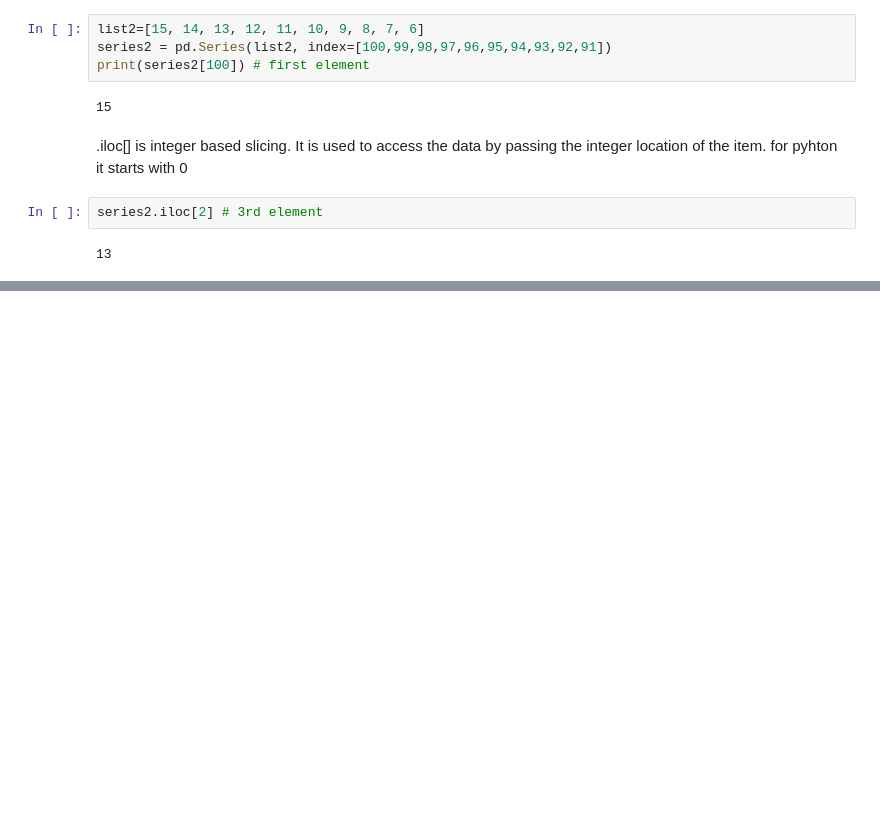
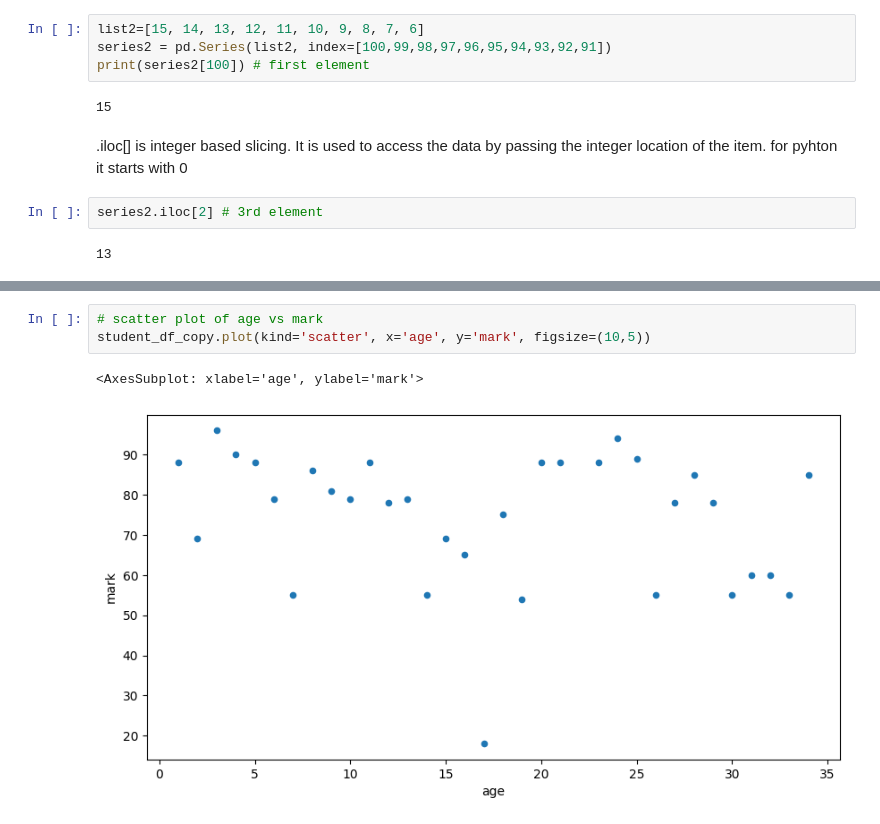
Before and after one commit to amrit-fuse/python, a Jupyter notebook: Pandas_practise.ipynb, the cells around one changed output, grey strips where cells are left out. Drawn from its saved outputs; the diff is of its cells as text; blank space fills up the shorter version.

```diff
--- a/Pandas_practise.ipynb
+++ b/Pandas_practise.ipynb
@@ -57,0 +333,6 @@ series2.iloc[2] # 3rd element
+# %%
+# scatter plot of age vs mark
+student_df_copy.plot(kind='scatter', x='age', y='mark', figsize=(10,5))
+# %% [output]
+<AxesSubplot: xlabel='age', ylabel='mark'>
+[figure, added]
```
Also changed, not shown: parts of 78 cells of this notebook, 1 other file.
